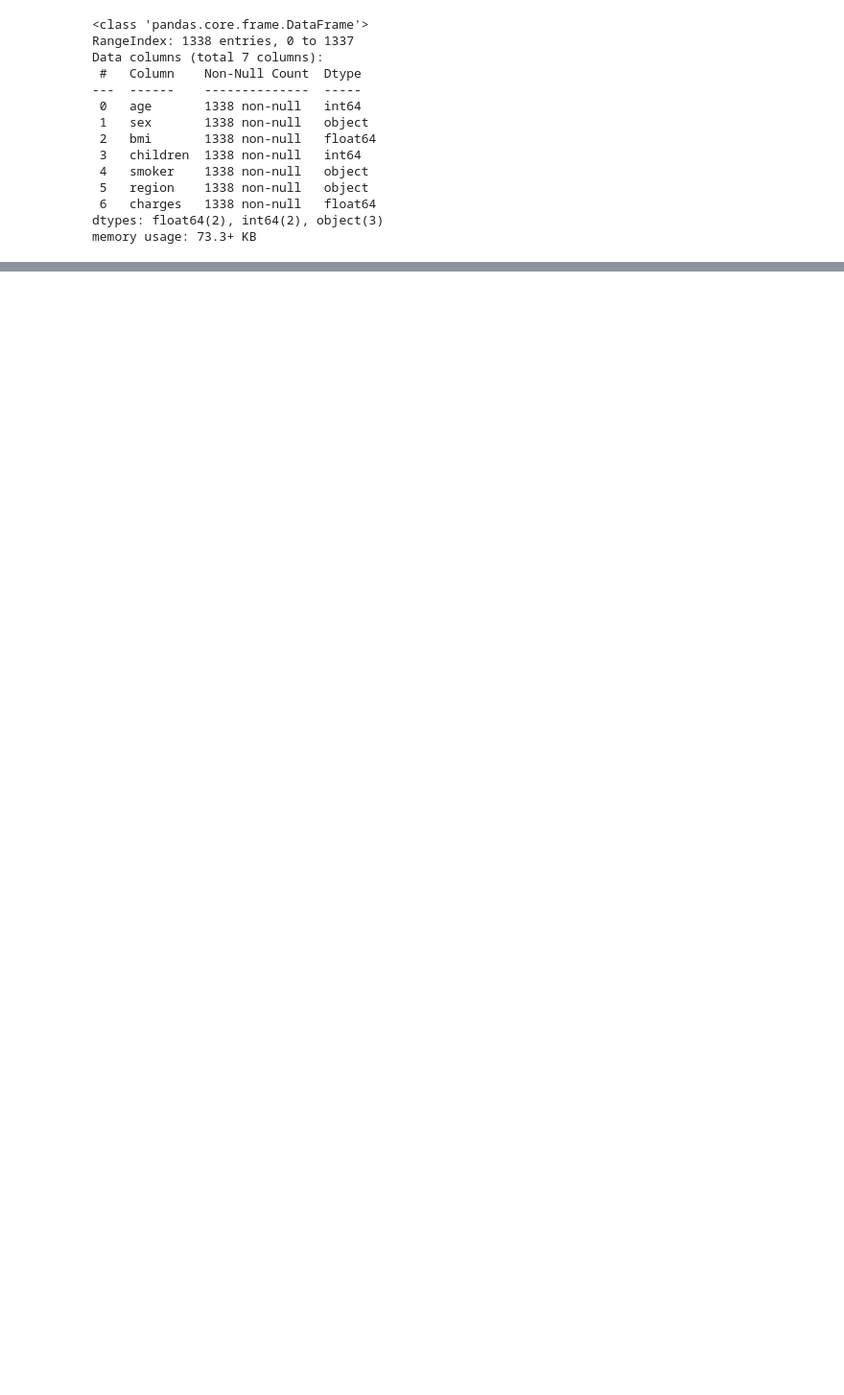
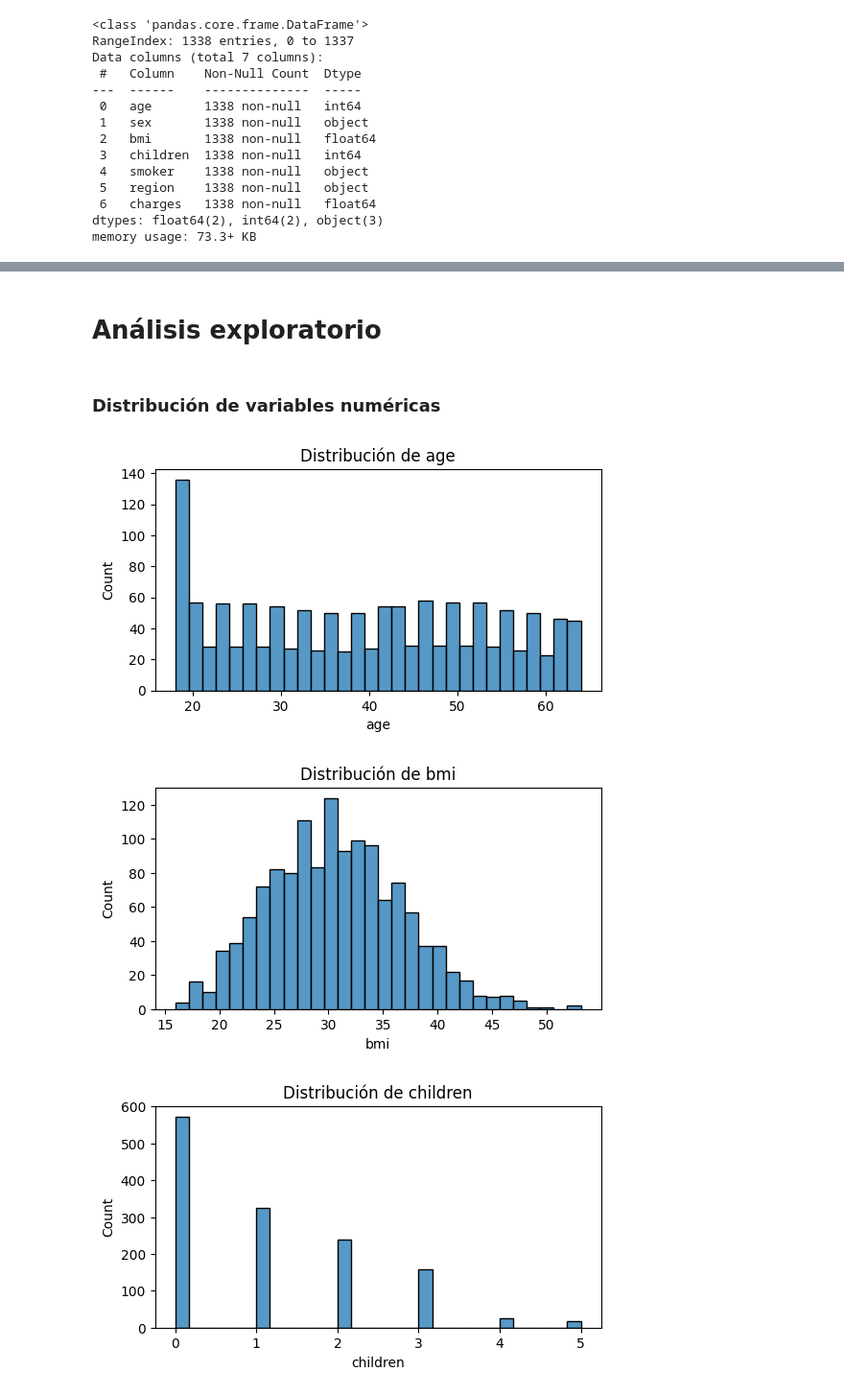
Before and after one commit to 4GeeksAcademy/marcoakai_machine_learning, a Jupyter notebook: src/02-linear-regression-medical-insurance-cost.ipynb, the cells around one changed output, grey strips where cells are left out. Shown at 96% size. Cells and saved outputs as stored; diff of their text form; code cells hidden in the pictures; blank space fills up the shorter version.

```diff
--- a/src/02-linear-regression-medical-insurance-cost.ipynb
+++ b/src/02-linear-regression-medical-insurance-cost.ipynb
@@ -97,3 +125,16 @@ dtype: int64
+# %% [markdown]
+# Análisis exploratorio
+# %% [markdown]
+### Distribución de variables numéricas
 # %%
-numeric_cols = df.select_dtypes(include=[np.number]).columns.tolist()
-categorical_cols = df.select_dtypes(include=['object']).columns.tolist()
+numeric_cols = df.select_dtypes(include=np.number).columns
+
+for col in numeric_cols:
+    plt.figure(figsize=(6,3))
+    sns.histplot(df[col], bins=30)
+    plt.title(f'Distribución de {col}')
+    plt.show()
+# %% [output]
+[figure, added]
+[figure, added]
+[figure, added]
```
Also changed, not shown: parts of 44 cells of this notebook, 4 other files.
